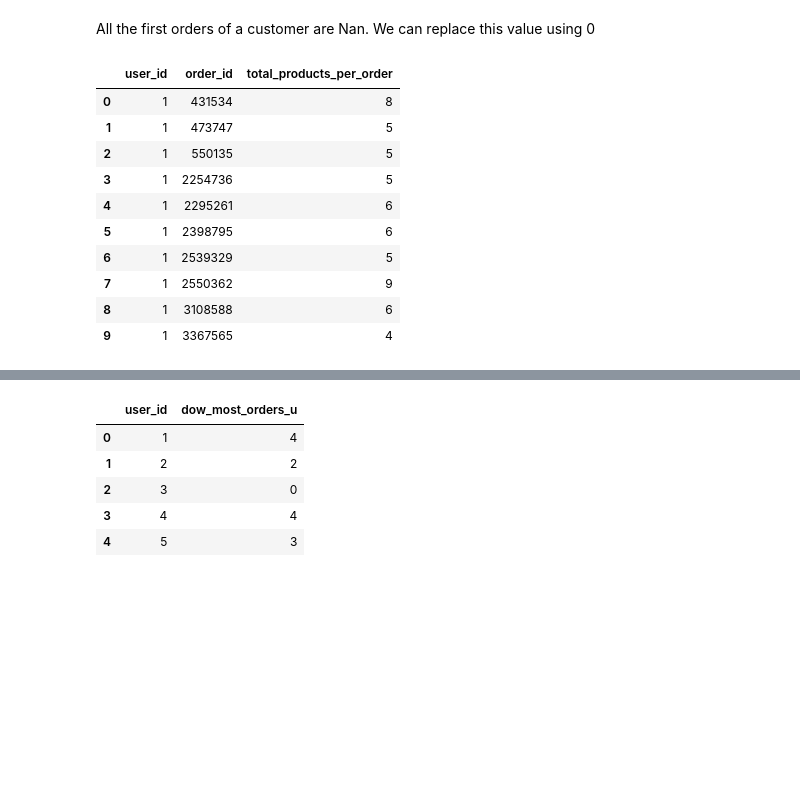
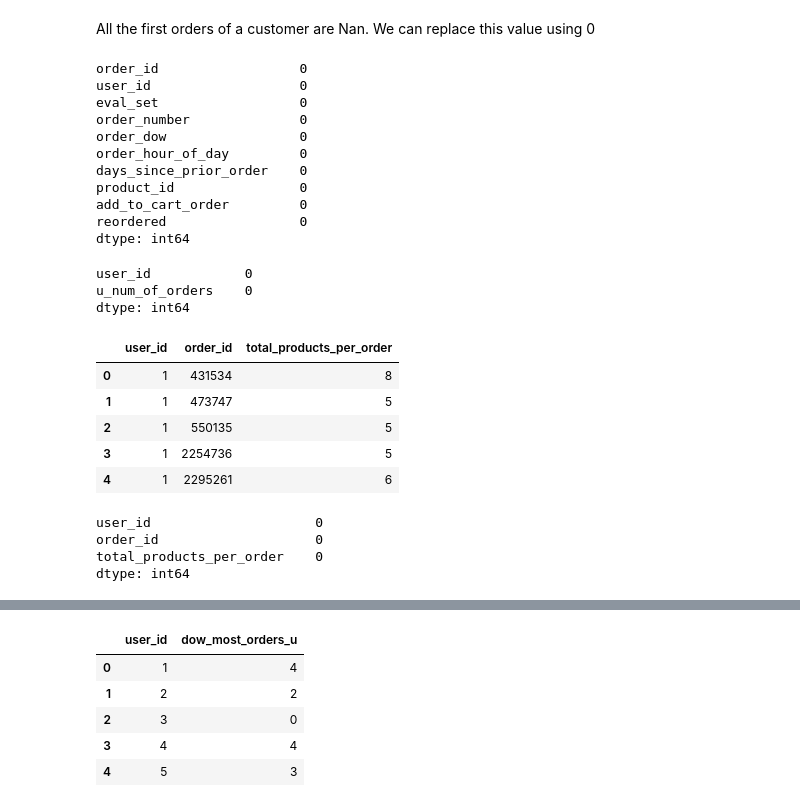
Before and after one commit to islamnusrat/Capstone-3-Instacart_market_basket_analysis, a Jupyter notebook: instacart-basket-feature_eng_and_model.ipynb, the cells around one changed output, grey strips where cells are left out. Drawn from its saved outputs; the diff is of its cells as text; code cells hidden in the pictures; blank space fills up the shorter version.

```diff
--- a/instacart-basket-feature_eng_and_model.ipynb
+++ b/instacart-basket-feature_eng_and_model.ipynb
@@ -96,26 +124,48 @@ prior[prior['days_since_prior_order'].isnull()]
 All the first orders of a customer are Nan. We can replace this value using 0
 # %%
 prior['days_since_prior_order'] = prior['days_since_prior_order'].fillna(0)
+# %%
+prior.isnull().sum()
+# %% [output]
+order_id                  0
+user_id                   0
+eval_set                  0
+order_number              0
+order_dow                 0
+order_hour_of_day         0
+days_since_prior_order    0
+product_id                0
+add_to_cart_order         0
+reordered                 0
+dtype: int64
 # %%
 #Total number of orders placed by each users
 users = prior.groupby(by='user_id')['order_number'].aggregate('max').to_frame('u_num_of_orders').reset_index()
+# %%
+users.isnull().sum()
+# %% [output]
+user_id            0
+u_num_of_orders    0
+dtype: int64
 # %%
 # Average number of products bought by the user in each purchase.
 #1. First getting the total number of products in each order.
 total_prd_per_order = prior.groupby(by=['user_id', 'order_id'])['product_id'].aggregate('count').to_frame('total_products_per_order').reset_index()
-total_prd_per_order.head(10)
+total_prd_per_order.head()
 # %% [output]
 |  | user_id | order_id | total_products_per_order |
 | 0 | 1 | 431534 | 8 |
 | 1 | 1 | 473747 | 5 |
 | 2 | 1 | 550135 | 5 |
 | 3 | 1 | 2254736 | 5 |
 | 4 | 1 | 2295261 | 6 |
-| 5 | 1 | 2398795 | 6 |
-| 6 | 1 | 2539329 | 5 |
-| 7 | 1 | 2550362 | 9 |
-| 8 | 1 | 3108588 | 6 |
-| 9 | 1 | 3367565 | 4 |
+# %%
+total_prd_per_order.isnull().sum()
+# %% [output]
+user_id                     0
+order_id                    0
+total_products_per_order    0
+dtype: int64
 # %%
 #2. Getting the average products purchased by each user
 avg_products = total_prd_per_order.groupby(by=['user_id'])['total_products_per_order'].mean().to_frame('u_avg_prd').reset_index()
```
Also changed, not shown: parts of 162 cells of this notebook, 1 other file.
